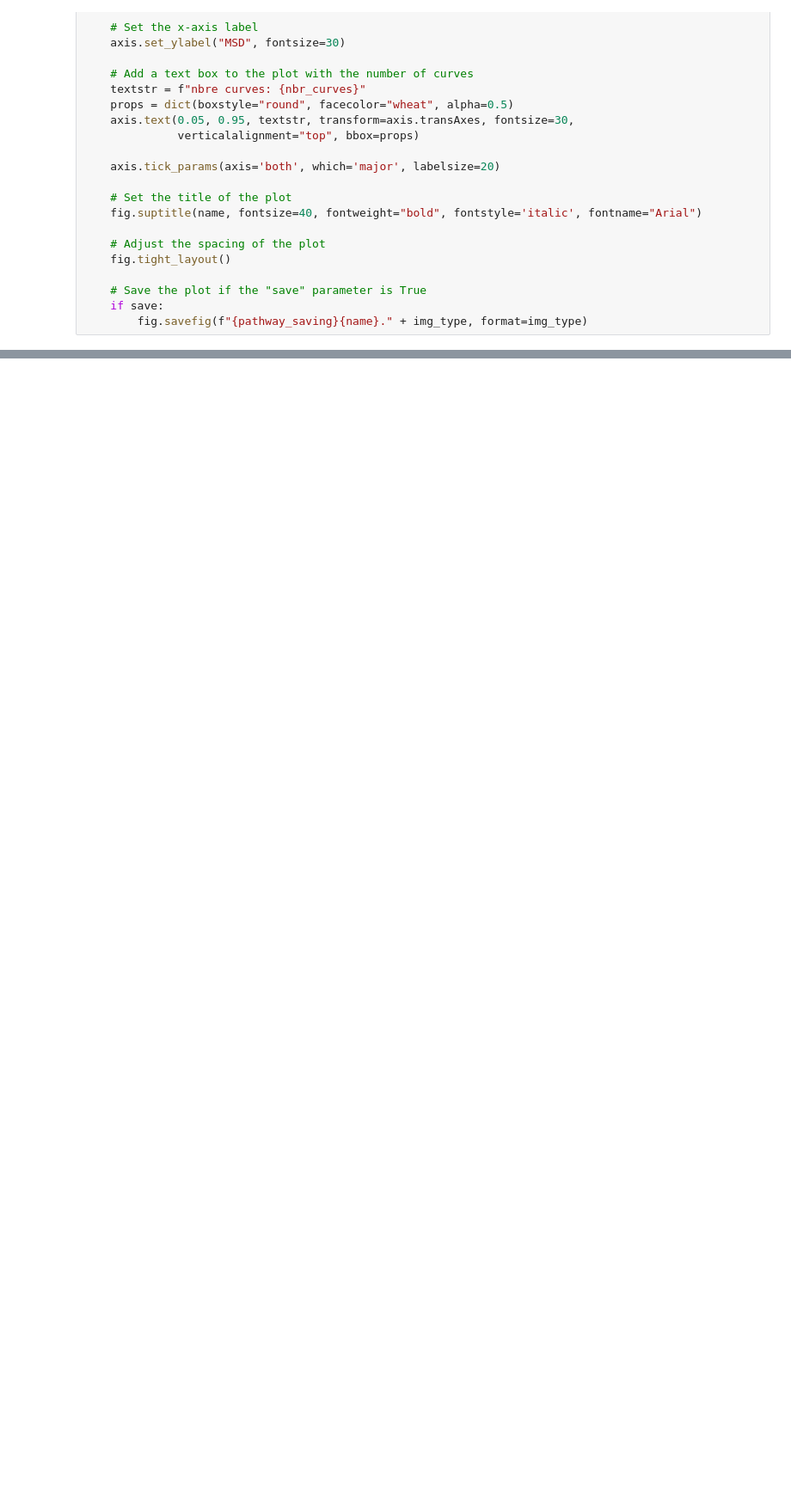
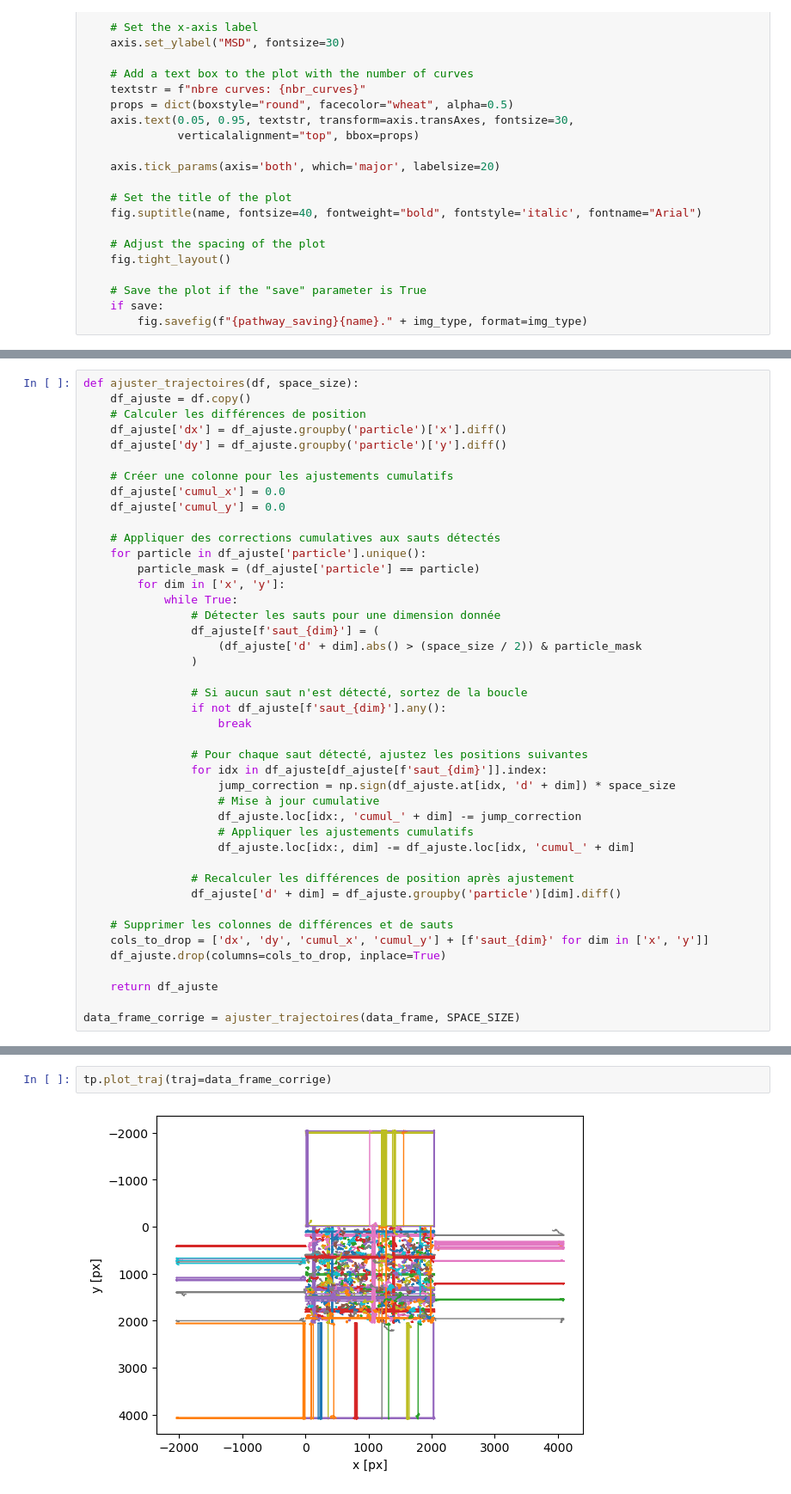
Before and after one commit to Alex-code-lab/particle_model, a Jupyter notebook: Modèle_Simu_particules.ipynb, the cells around one changed output, grey strips where cells are left out. Shown at 86% size. Drawn from its saved outputs; the diff is of its cells as text; blank space fills up the shorter version.

```diff
--- a/Modèle_Simu_particules.ipynb
+++ b/Modèle_Simu_particules.ipynb
@@ -569,0 +583,43 @@ plot_msd(IMSD, fps=1/15, name="MSD of all frames in function of lag time (s)",
+# %%
+def ajuster_trajectoires(df, space_size):
+    df_ajuste = df.copy()
+    # Calculer les différences de position
+    df_ajuste['dx'] = df_ajuste.groupby('particle')['x'].diff()
+    df_ajuste['dy'] = df_ajuste.groupby('particle')['y'].diff()
+
+    # Créer une colonne pour les ajustements cumulatifs
+    df_ajuste['cumul_x'] = 0.0
+    df_ajuste['cumul_y'] = 0.0
+
+    # Appliquer des corrections cumulatives aux sauts détectés
+    for particle in df_ajuste['particle'].unique():
+        particle_mask = (df_ajuste['particle'] == particle)
+        for dim in ['x', 'y']:
+            while True:
+                # Détecter les sauts pour une dimension donnée
+                df_ajuste[f'saut_{dim}'] = (
+                    (df_ajuste['d' + dim].abs() > (space_size / 2)) & particle_mask
+                )
+
+                # Si aucun saut n'est détecté, sortez de la boucle
+                if not df_ajuste[f'saut_{dim}'].any():
+                    break
+
+                # Pour chaque saut détecté, ajustez les positions suivantes
+                for idx in df_ajuste[df_ajuste[f'saut_{dim}']].index:
+                    jump_correction = np.sign(df_ajuste.at[idx, 'd' + dim]) * space_size
+                    # Mise à jour cumulative
+                    df_ajuste.loc[idx:, 'cumul_' + dim] -= jump_correction
+                    # Appliquer les ajustements cumulatifs
+                    df_ajuste.loc[idx:, dim] -= df_ajuste.loc[idx, 'cumul_' + dim]
+
+                # Recalculer les différences de position après ajustement
+                df_ajuste['d' + dim] = df_ajuste.groupby('particle')[dim].diff()
+
+    # Supprimer les colonnes de différences et de sauts
+    cols_to_drop = ['dx', 'dy', 'cumul_x', 'cumul_y'] + [f'saut_{dim}' for dim in ['x', 'y']]
+    df_ajuste.drop(columns=cols_to_drop, inplace=True)
+
+    return df_ajuste
+
+data_frame_corrige = ajuster_trajectoires(data_frame, SPACE_SIZE)
@@ -569,0 +644,4 @@ plot_msd(IMSD, fps=1/15, name="MSD of all frames in function of lag time (s)",
+# %%
+tp.plot_traj(traj=data_frame_corrige)
+# %% [output]
+[figure, added]
```
Also changed, not shown: parts of 14 cells of this notebook, 3 other files.
